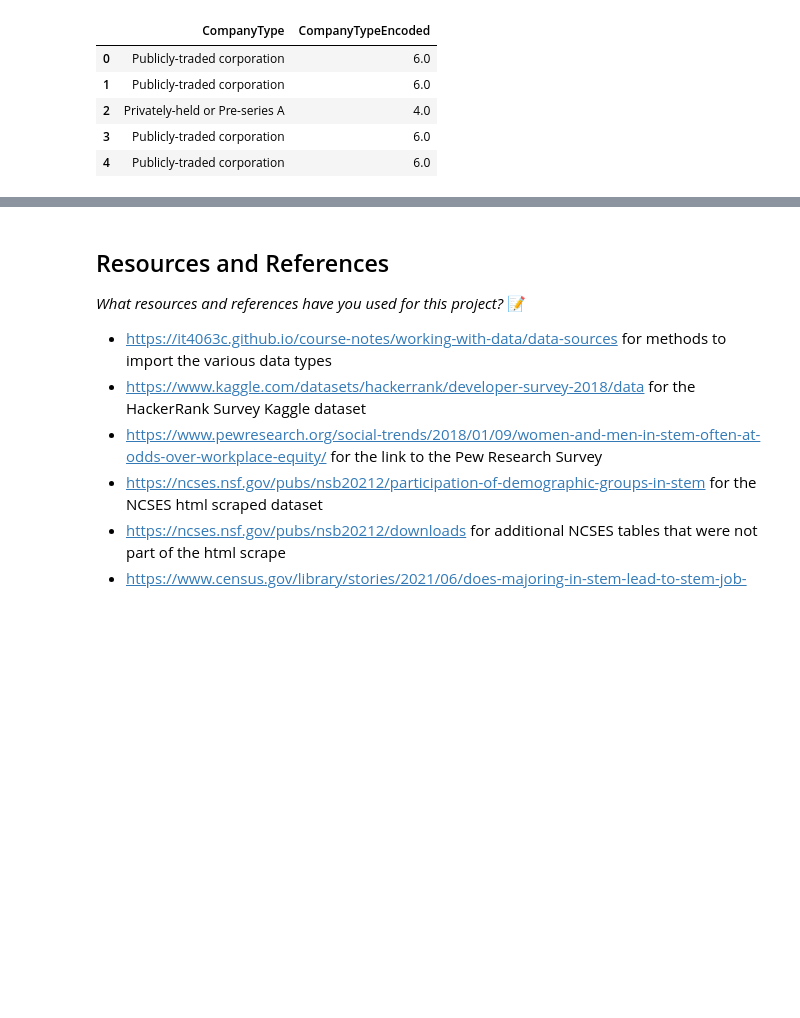
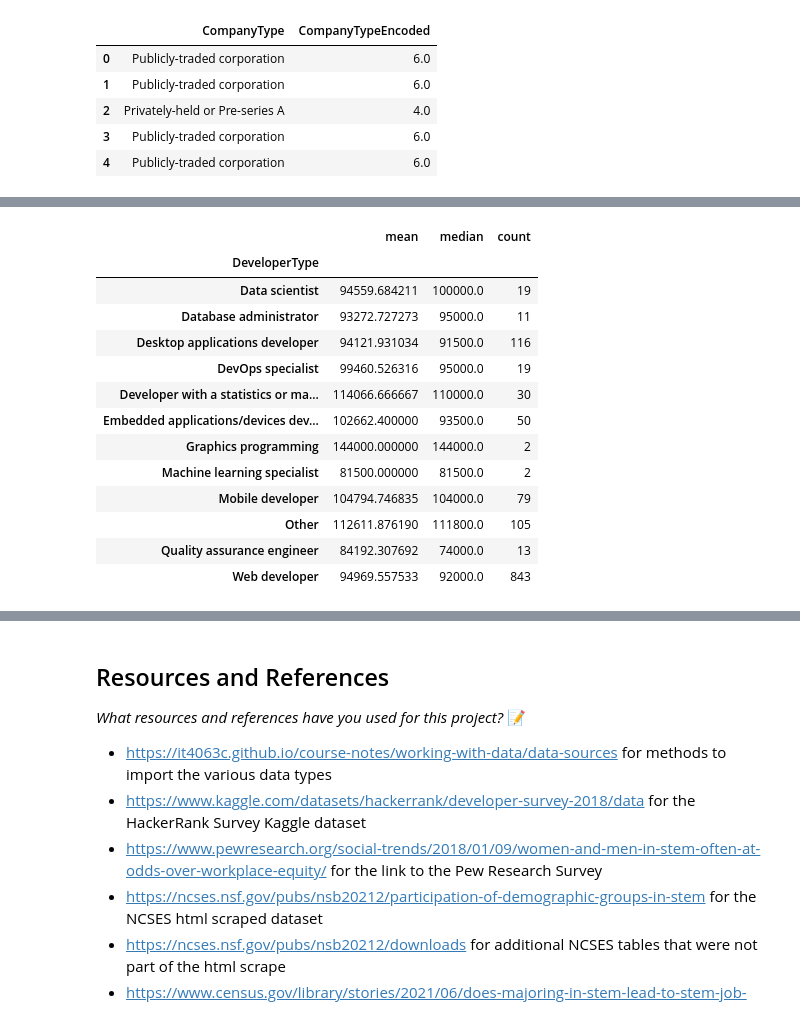
Before and after one commit to IT4063C-Fall24/final-project-yaumj, a Jupyter notebook: source.ipynb, the cells around one changed output, grey strips where cells are left out. Drawn from its saved outputs; the diff is of its cells as text; code cells hidden in the pictures; blank space fills up the shorter version.

```diff
--- a/source.ipynb
+++ b/source.ipynb
@@ -4554,0 +4679,21 @@ display(encoded_stack_overflow_df[['CompanyType', 'CompanyTypeEncoded']].head())
+# %%
+# Alphabetize roles within each DeveloperType response
+encoded_stack_overflow_df['DeveloperTypeAlphabetized'] = (
+    encoded_stack_overflow_df['DeveloperType']
+    .apply(lambda x: "; ".join(sorted(x.split("; "))) if pd.notna(x) else x)
+)
+
+# Count occurrences of each unique DeveloperType combination
+alphabetized_counts = (
+    encoded_stack_overflow_df['DeveloperTypeAlphabetized']
+    .value_counts()
+    .reset_index()
+    .rename(columns={0: 'count', 'index': 'DeveloperTypeAlphabetized'})
+)
+
+# Filter combinations with more than 10 responses
+more_than_ten_alphabetized = alphabetized_counts[alphabetized_counts['count'] > 10]
+
+# Display the results
+print(f"Number of unique alphabetized DeveloperType combinations with more than 10 responses: {len(more_than_ten_alphabetized)}")
+display(more_than_ten_alphabetized)
@@ -4554,0 +4723,29 @@ display(encoded_stack_overflow_df[['CompanyType', 'CompanyTypeEncoded']].head())
+# %%
+# Identify rows where only a single job role is chosen
+encoded_stack_overflow_df['RoleCount'] = encoded_stack_overflow_df['DeveloperType'].apply(
+    lambda x: len(str(x).split("; ")) if pd.notna(x) else 0
+)
+
+# Filter rows where only one role is present
+single_role_df = encoded_stack_overflow_df[encoded_stack_overflow_df['RoleCount'] == 1]
+
+# Step 3: Calculate mean, median, and count for each single job role
+single_role_salary = single_role_df.groupby('DeveloperType')['Salary'].agg(['mean', 'median', 'count']).sort_index()
+
+# Display results
+display(single_role_salary)
+# %% [output]
+|  | mean | median | count |
+| DeveloperType |  |  |  |
+| Data scientist | 94559.684211 | 100000.0 | 19 |
+| Database administrator | 93272.727273 | 95000.0 | 11 |
+| Desktop applications developer | 94121.931034 | 91500.0 | 116 |
+| DevOps specialist | 99460.526316 | 95000.0 | 19 |
+| Developer with a statistics or ma... | 114066.666667 | 110000.0 | 30 |
+| Embedded applications/devices dev... | 102662.400000 | 93500.0 | 50 |
+| Graphics programming | 144000.000000 | 144000.0 | 2 |
+| Machine learning specialist | 81500.000000 | 81500.0 | 2 |
+| Mobile developer | 104794.746835 | 104000.0 | 79 |
+| Other | 112611.876190 | 111800.0 | 105 |
+| Quality assurance engineer | 84192.307692 | 74000.0 | 13 |
+| Web developer | 94969.557533 | 92000.0 | 843 |
```
Also changed, not shown: parts of 21 cells of this notebook, 1 other file.
